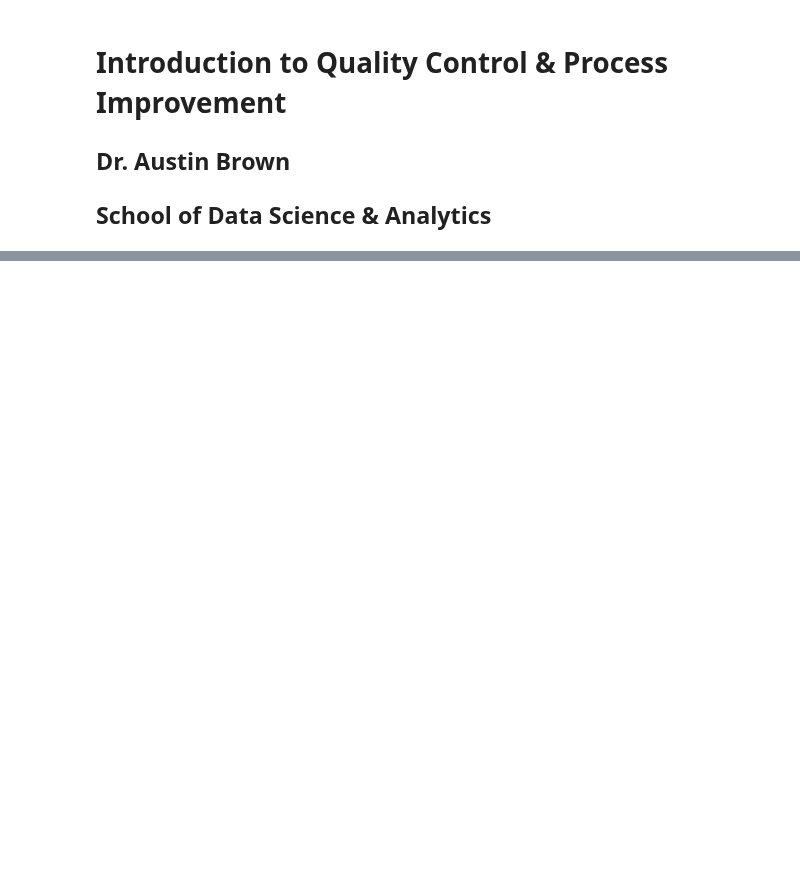
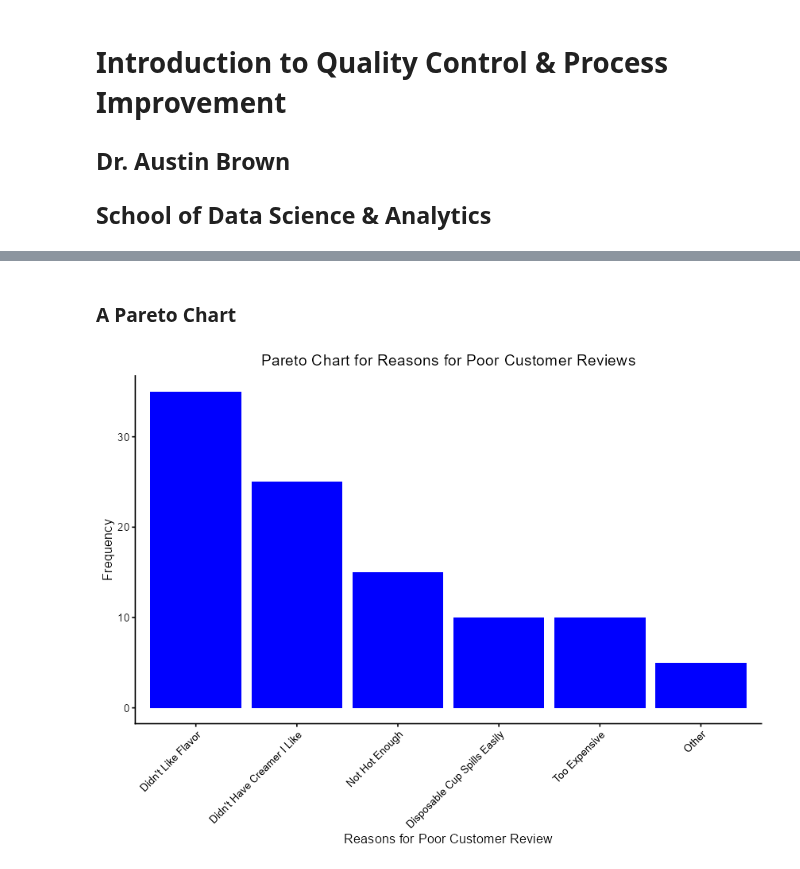
Before and after one commit to abrown9008/STAT-7110-Quality-Control, a Jupyter notebook: Slides/Week-1-Intro-to-Quality-Control/Intro-to-Quality-Control.ipynb, the cells around one changed output, grey strips where cells are left out. Drawn from its saved outputs; the diff is of its cells as text; code cells hidden in the pictures; blank space fills up the shorter version.

```diff
--- a/Slides/Week-1-Intro-to-Quality-Control/Intro-to-Quality-Control.ipynb
+++ b/Slides/Week-1-Intro-to-Quality-Control/Intro-to-Quality-Control.ipynb
@@ -239,0 +286,33 @@
+# %% [markdown]
+### A Pareto Chart
+# %%
+css <- tibble(Reasons = c(
+
+  rep("Didn't Like Flavor",35),
+  rep("Didn't Have Creamer I Like",25),
+  rep("Not Hot Enough",15),
+  rep("Too Expensive",10),
+  rep("Disposable Cup Spills Easily",10),
+  rep("Other",5)
+
+  )
+
+)
+
+freqz <- css |>
+  count(Reasons) |>
+  arrange(desc(n)) |>
+  mutate(cumulative = cumsum(n))
+
+freqz |>
+  ggplot(aes(x=reorder(Reasons, -n),y=n)) +
+  geom_bar(fill="blue",stat="identity") +
+  labs(x="Reasons for Poor Customer Review",
+       y="Frequency",
+       title="Pareto Chart for Reasons for Poor Customer Reviews") +
+  theme_classic() +
+  theme(plot.title=element_text(hjust=0.5),
+        axis.text.x=element_text(angle=45,hjust=1)
+  )
+# %% [output]
+[figure, added]
```
Also changed, not shown: parts of 8 cells of this notebook, 9 other files.
